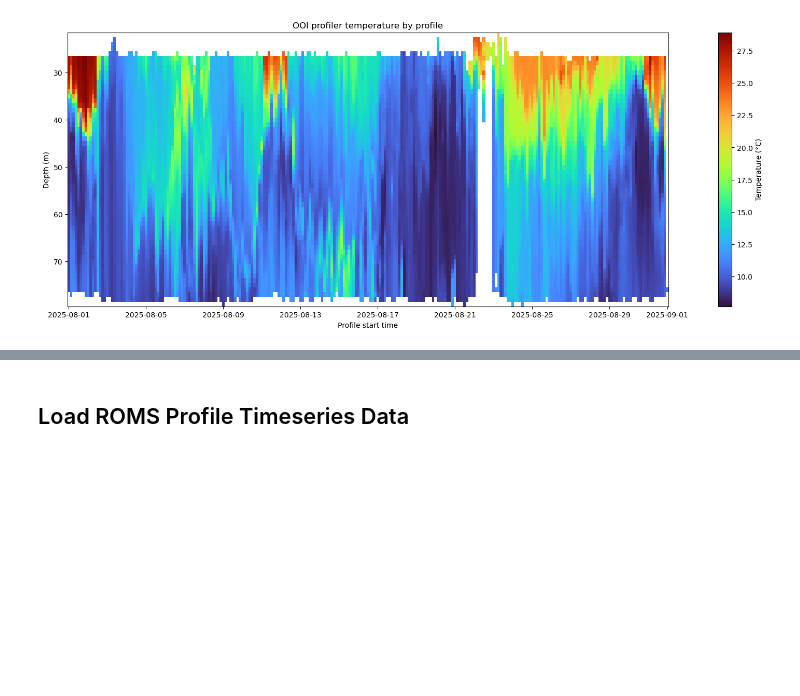
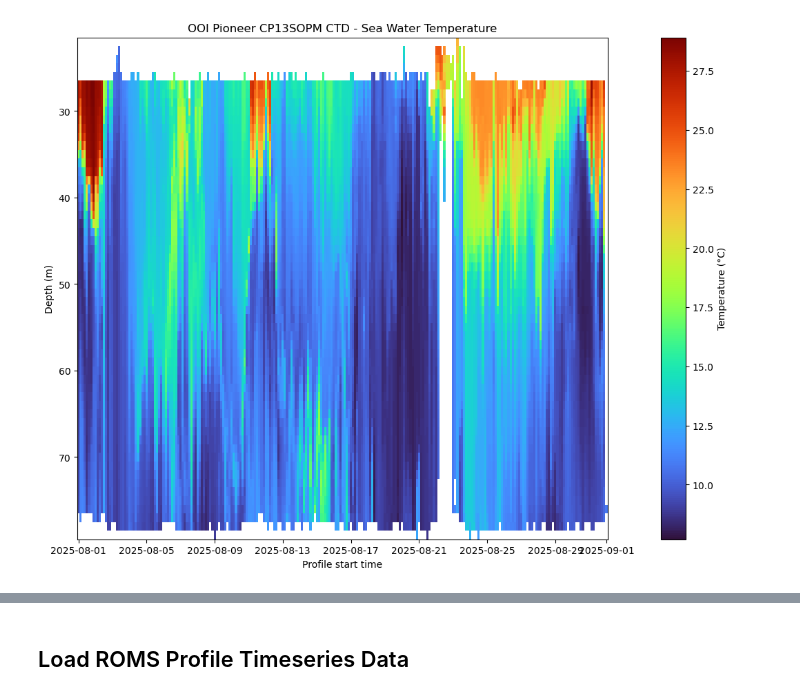
Before and after one commit to embark-cybertraining/embark-scratch-notebooks, a Jupyter notebook: session_4_roms/roms_ooi_profiler.ipynb, the cells around one changed output, grey strips where cells are left out. Saved outputs shown, nothing was run; the diff lists cells and outputs as text; code cells hidden in the pictures; blank space fills up the shorter version.

```diff
--- a/session_4_roms/roms_ooi_profiler.ipynb
+++ b/session_4_roms/roms_ooi_profiler.ipynb
@@ -27,6 +39,8 @@ variables = [
     'z',
     'sea_water_temperature_profiler_depth_enabled',
     'sea_water_practical_salinity_profiler_depth_enabled',
+    'latitude',
+    'longitude',
 ]
 
 constraints = {
@@ -90,20 +107,21 @@ def build_ooi_grid(value_col):
 ooi_temp_grid = build_ooi_grid(temp_col)
 ooi_sal_grid = build_ooi_grid(sal_col)
 # %%
-fig, ax = plt.subplots(figsize=(14, 6), constrained_layout=True)
+# Quickplot
+fig, ax = plt.subplots(figsize=(10, 8), constrained_layout=True)
 pcm = ax.pcolormesh(
     ooi_temp_grid.columns,
     ooi_temp_grid.index,
     ooi_temp_grid.values,
     shading='auto',
     cmap='turbo',
 )
 # ax.set_ylim(0.0, float(ooi_temp_grid.index.max()))
 ax.invert_yaxis()
 ax.set_ylabel('Depth (m)')
 ax.set_xlabel('Profile start time')
-ax.set_title('OOI profiler temperature by profile')
+ax.set_title('OOI Pioneer CP13SOPM CTD - Sea Water Temperature')
 fig.colorbar(pcm, ax=ax, label='Temperature (°C)')
 plt.show()
 # %% [output]
-[figure, old version]
+[figure, new version]
```
Also changed, not shown: parts of 27 cells of this notebook, 2 other files.
